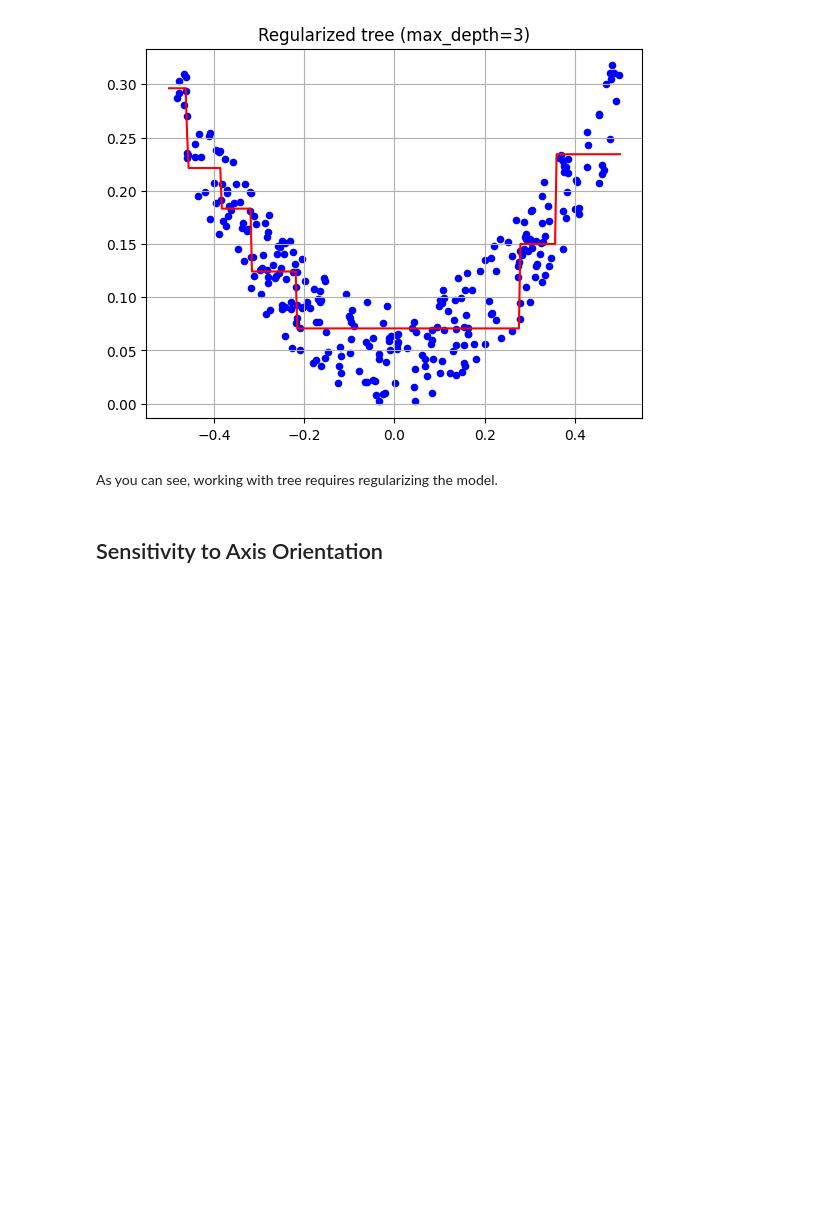
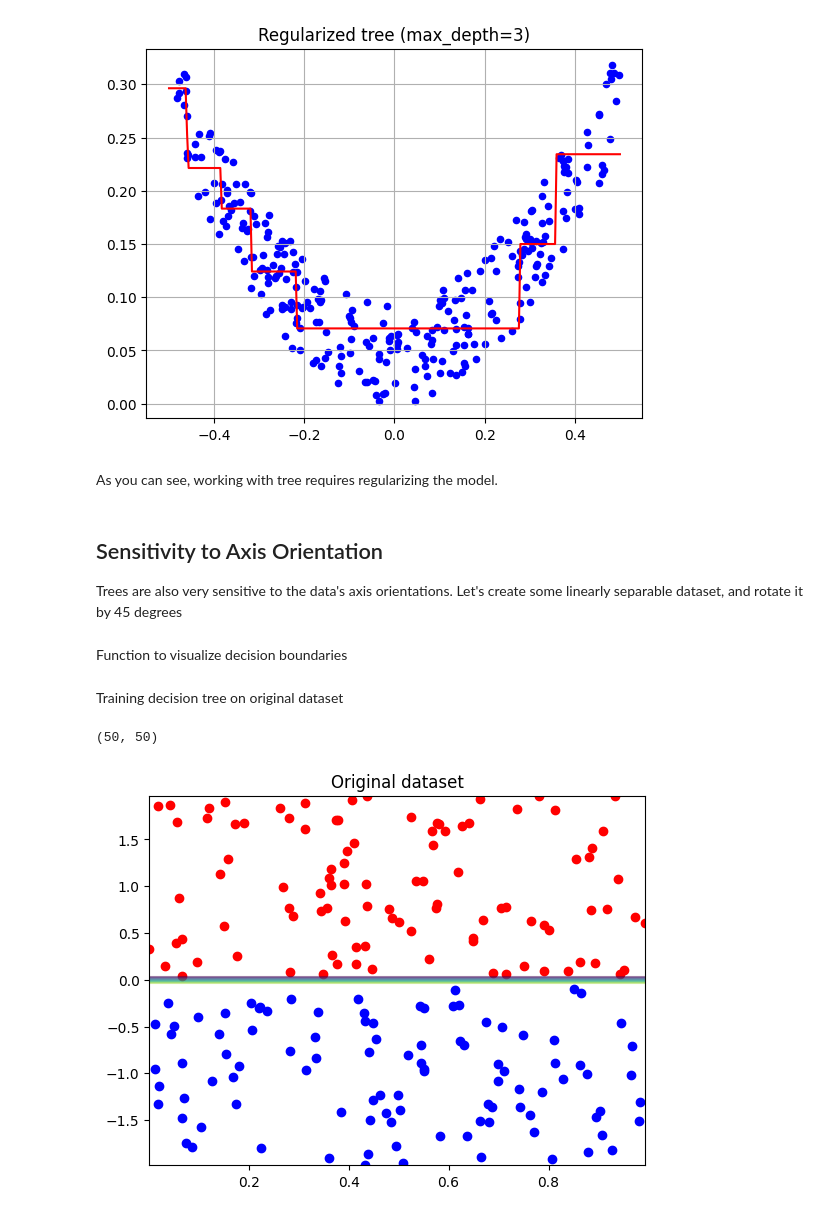
Before and after one commit to yeghor/Learning-Machine-Learning, a Jupyter notebook: jupyter_notes/5-Decision-Trees.ipynb, the cells around one changed output. Cells and saved outputs as stored; diff of their text form; code cells hidden in the pictures; blank space fills up the shorter version.

```diff
--- a/jupyter_notes/5-Decision-Trees.ipynb
+++ b/jupyter_notes/5-Decision-Trees.ipynb
@@ -156,3 +156,37 @@ plot_decision_tree_regression(X, y, tree_reg_depth_3, "Regularized tree (max_dep
 As you can see, working with tree requires regularizing the model.
 # %% [markdown]
 ## Sensitivity to Axis Orientation
+
+Trees are also very sensitive to the data's axis orientations. Let's create some linearly separable dataset, and rotate it by 45 degrees
+# %%
+X_1 = np.random.randint(-2, 0, (100, 1)) + np.random.rand(100, 1)
+X_2 = np.random.randint(0, 2, (100, 1)) + np.random.rand(100, 1)
+X = np.r_[X_1, X_2]
+X = np.c_[np.random.rand(*X.shape), X]
+y = np.r_[np.ones(100), np.zeros(100)]
+# %% [markdown]
+Function to visualize decision boundaries
+# %%
+def plot_binary_classification_tree(X, y, clf, title) -> None:
+    plt.scatter(X[:, 0][y == 1], X[:, 1][y == 1], c="blue")
+    plt.scatter(X[:, 0][y == 0], X[:, 1][y == 0], c="red")
+
+    X1, X2 = np.linspace(np.min(X[:, 0]), np.max(X[:, 0])), np.linspace(np.min(X[:, 1]), np.max(X[:, 1]))
+    X1s, X2s = np.meshgrid(X1, X2)
+    X_new = np.c_[X1s.ravel(), X2s.ravel()]
+    grid_predictions = clf.predict(X_new).reshape(X1s.shape)
+    print(grid_predictions.shape)
+
+    plt.contour(X1s, X2s, grid_predictions, alpha=0.5)
+    plt.title(title)
+    plt.title(title)
+    plt.show()
+# %% [markdown]
+Training decision tree on original dataset
+# %%
+tree_reg = DecisionTreeRegressor()
+tree_reg.fit(X, y)
+plot_binary_classification_tree(X, y, tree_reg, "Original dataset")
+# %% [output]
+(50, 50)
+[figure, added]
```
Also changed, not shown: parts of 4 cells of this notebook, 1 other file.
